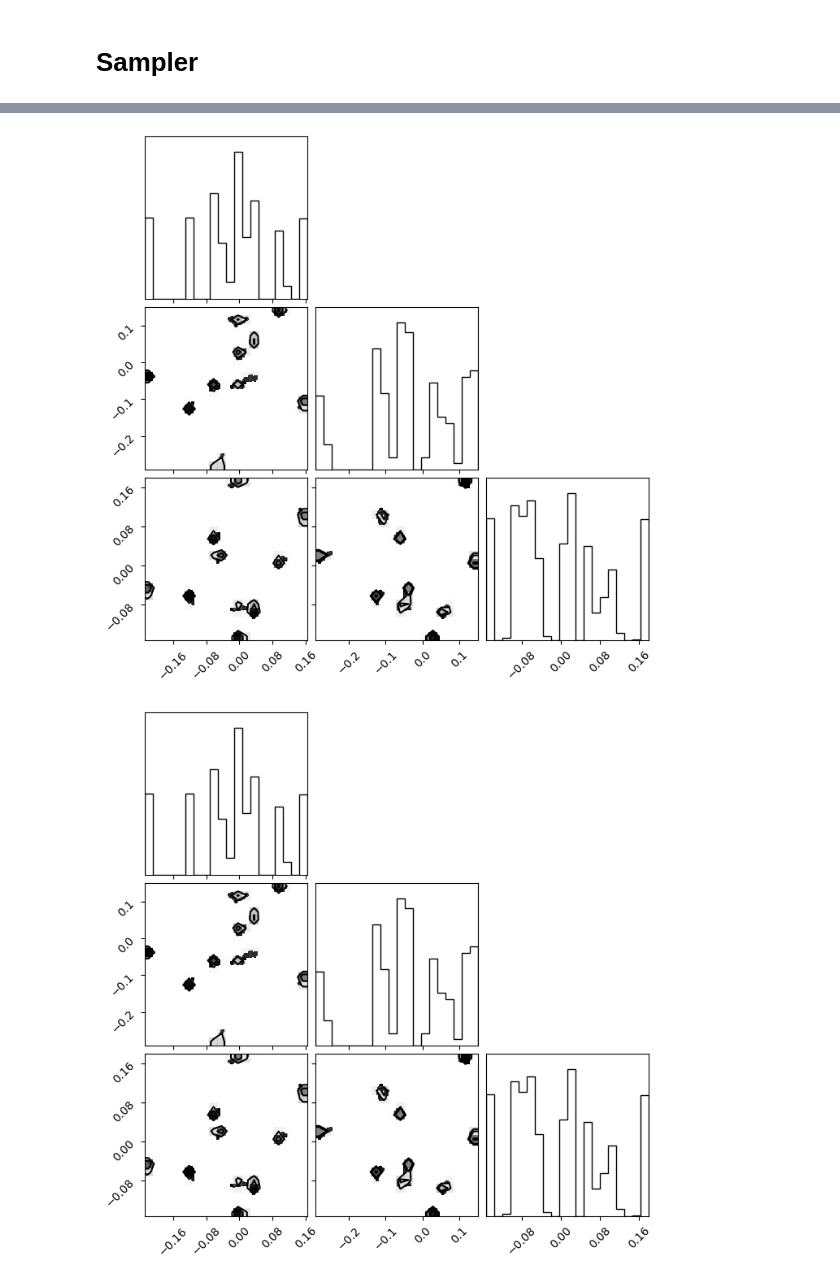
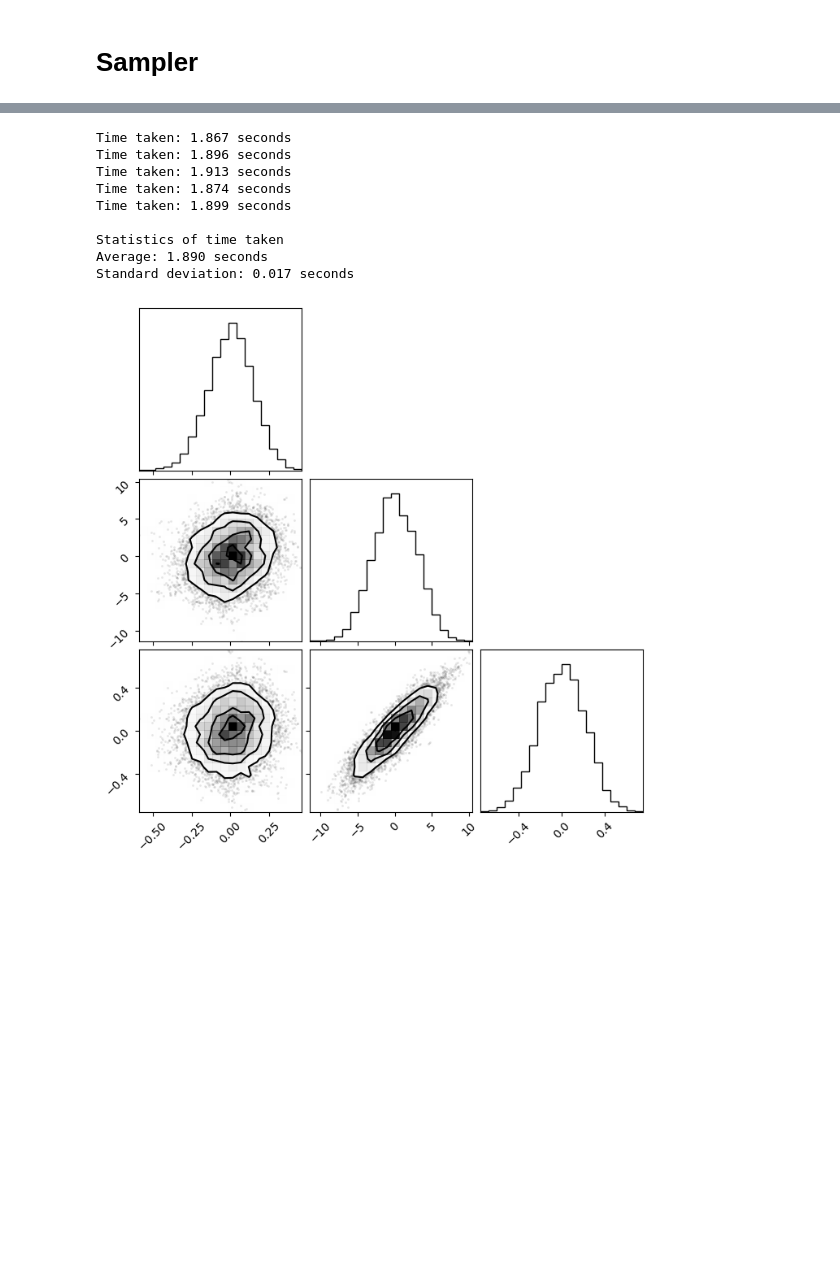
Before and after one commit to clarkmiyamoto/h-emcee, a Jupyter notebook: example/gaussian.ipynb, the cells around one changed output, grey strips where cells are left out. Drawn from its saved outputs; the diff is of its cells as text; code cells hidden in the pictures; blank space fills up the shorter version.

```diff
--- a/example/gaussian.ipynb
+++ b/example/gaussian.ipynb
@@ -88,12 +114,22 @@ WARNING:root:Too few points to create valid contours
 # %%
-samples, acceptance_rates = hamiltonian_walk_move(
-    log_prob,
-    jnp.zeros(dim),
-    n_samples,
-    step_size=step_size,
-)
-samples = samples.reshape(-1, dim)
-corner.corner(np.array(samples))
+func = lambda key: hamiltonian_side_move(potential,
+                                         initial,
+                                         n_samples,
+                                         n_chains_per_group=5,
+                                         step_size=0.1,
+                                         L=10,
+                                         beta=1.0,
+                                         n_thin=1)
+timer(func)
+plot(func)
 # %% [output]
+Time taken: 1.867 seconds
+Time taken: 1.896 seconds
+Time taken: 1.913 seconds
+Time taken: 1.874 seconds
+Time taken: 1.899 seconds
+
+Statistics of time taken
+Average: 1.890 seconds
+Standard deviation: 0.017 seconds
-[figure, old version]
+[figure, new version]
-[figure, removed]
```
Also changed, not shown: parts of 8 cells of this notebook, 2 other files.
